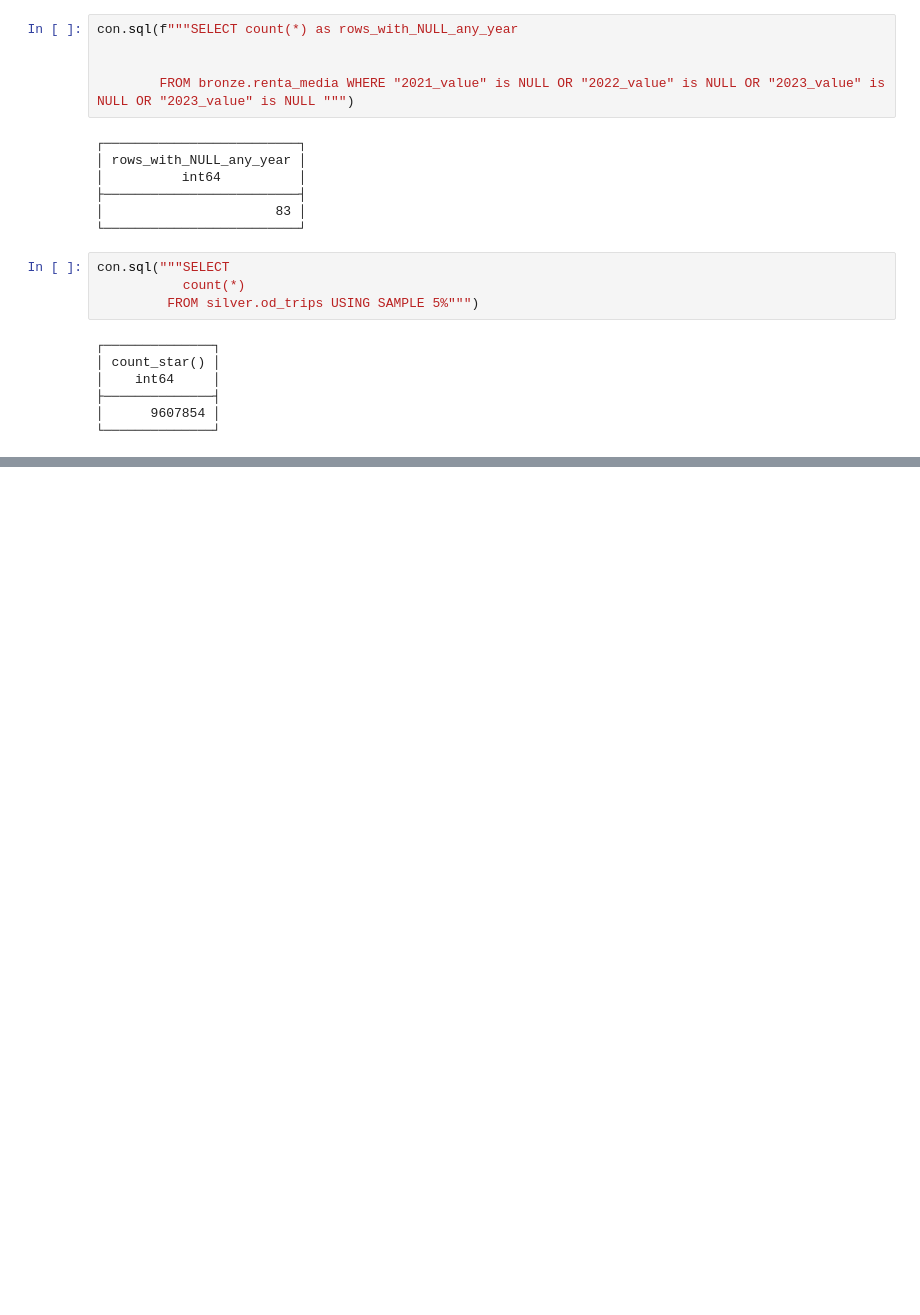
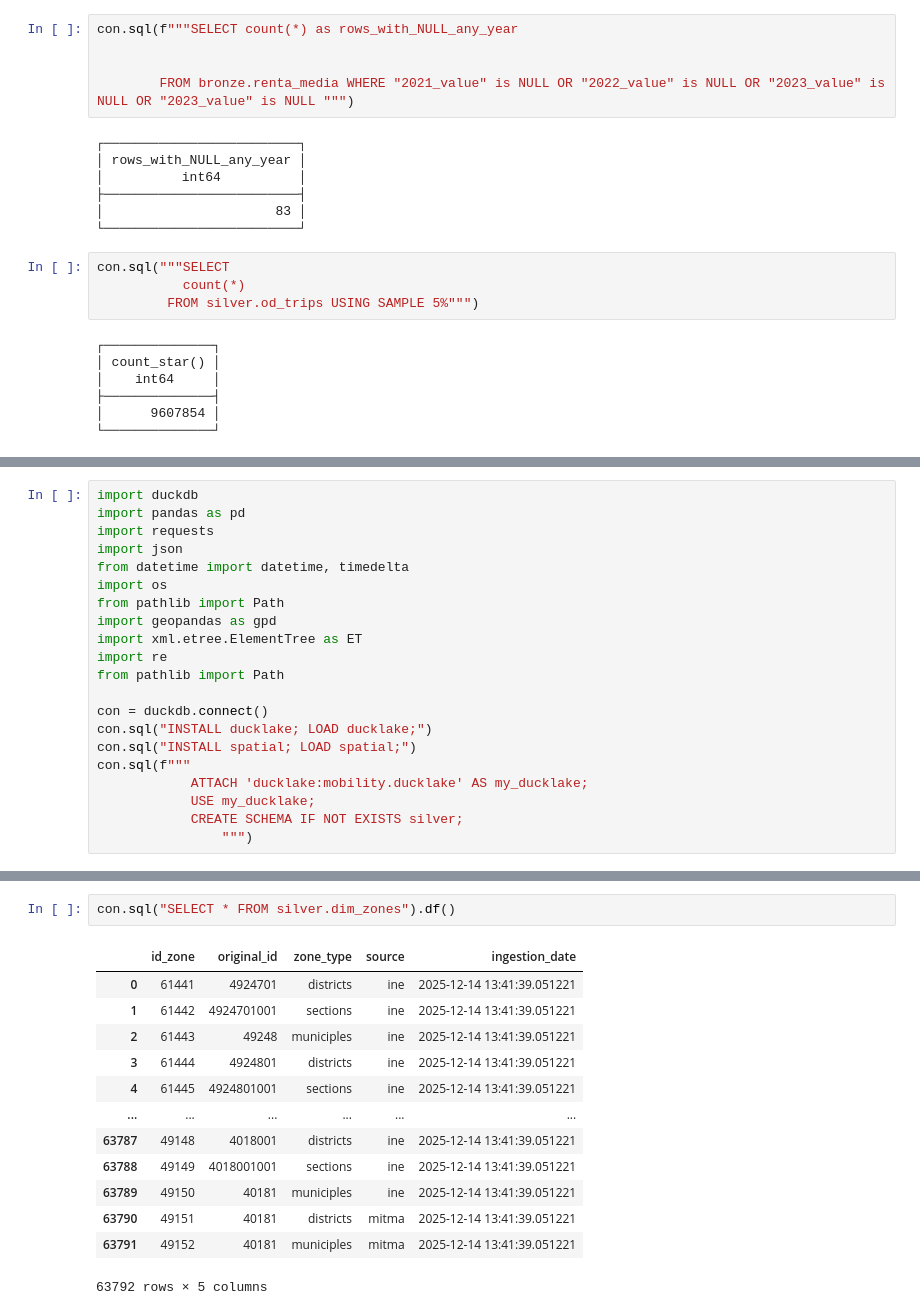
Before and after one commit to AleacionFerrica/BDET_mobility, a Jupyter notebook: duck_lake.ipynb, the cells around one changed output, grey strips where cells are left out. Drawn from its saved outputs; the diff is of its cells as text; blank space fills up the shorter version.

```diff
--- a/duck_lake.ipynb
+++ b/duck_lake.ipynb
@@ -2395,0 +2898,21 @@ Top 5 Anomalías más extremas:
+# %%
+import duckdb
+import pandas as pd
+import requests
+import json
+from datetime import datetime, timedelta
+import os
+from pathlib import Path
+import geopandas as gpd
+import xml.etree.ElementTree as ET
+import re
+from pathlib import Path
+
+con = duckdb.connect()
+con.sql("INSTALL ducklake; LOAD ducklake;")
+con.sql("INSTALL spatial; LOAD spatial;")
+con.sql(f"""
+            ATTACH 'ducklake:mobility.ducklake' AS my_ducklake;
+            USE my_ducklake;
+            CREATE SCHEMA IF NOT EXISTS silver;
+                """)
@@ -2395,0 +2935,16 @@ Top 5 Anomalías más extremas:
+# %%
+con.sql("SELECT * FROM silver.dim_zones").df()
+# %% [output]
+|  | id_zone | original_id | zone_type | source | ingestion_date |
+| 0 | 61441 | 4924701 | districts | ine | 2025-12-14 13:41:39.051221 |
+| 1 | 61442 | 4924701001 | sections | ine | 2025-12-14 13:41:39.051221 |
+| 2 | 61443 | 49248 | municiples | ine | 2025-12-14 13:41:39.051221 |
+| 3 | 61444 | 4924801 | districts | ine | 2025-12-14 13:41:39.051221 |
+| 4 | 61445 | 4924801001 | sections | ine | 2025-12-14 13:41:39.051221 |
+| ... | ... | ... | ... | ... | ... |
+| 63787 | 49148 | 4018001 | districts | ine | 2025-12-14 13:41:39.051221 |
+| 63788 | 49149 | 4018001001 | sections | ine | 2025-12-14 13:41:39.051221 |
+| 63789 | 49150 | 40181 | municiples | ine | 2025-12-14 13:41:39.051221 |
+| 63790 | 49151 | 40181 | districts | mitma | 2025-12-14 13:41:39.051221 |
+| 63791 | 49152 | 40181 | municiples | mitma | 2025-12-14 13:41:39.051221 |
+63792 rows × 5 columns
```
Also changed, not shown: parts of 25 cells of this notebook, 29 other files.
